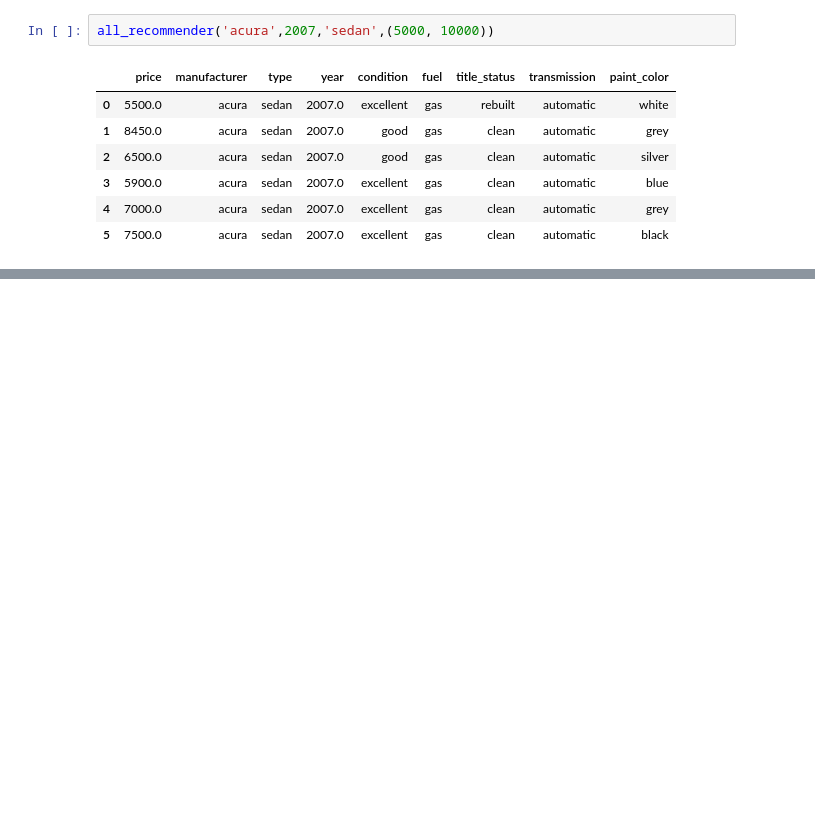
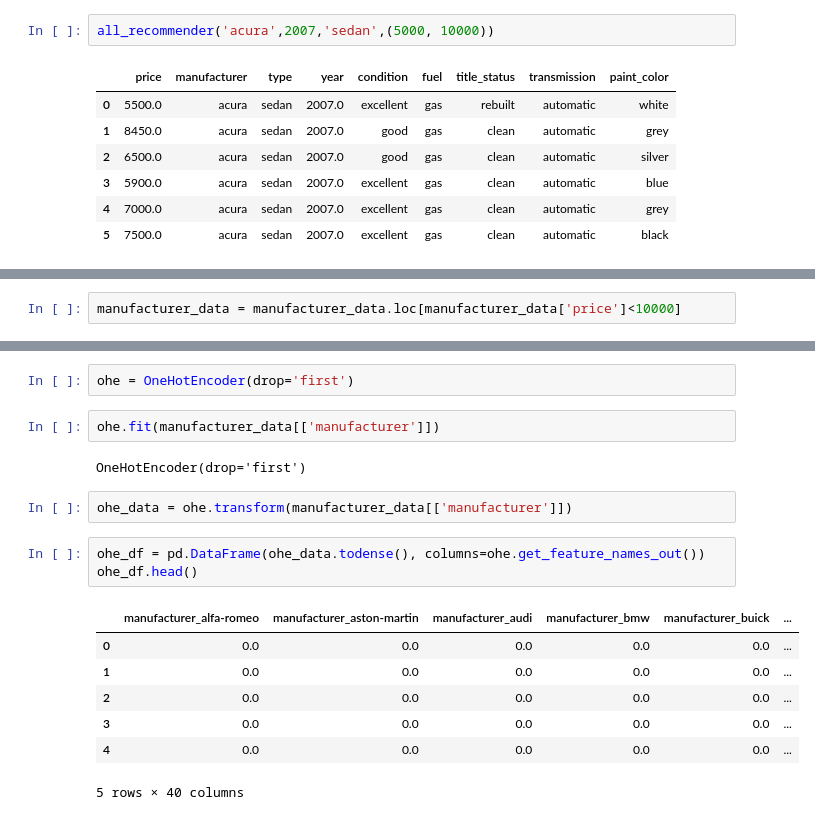
Before and after one commit to tkhong95/used_car, a Jupyter notebook: 03_recommender.ipynb, the cells around one changed output, grey strips where cells are left out. Drawn from its saved outputs; the diff is of its cells as text; blank space fills up the shorter version.

```diff
--- a/03_recommender.ipynb
+++ b/03_recommender.ipynb
@@ -171,0 +185,2 @@ all_recommender('acura',2007,'sedan',(5000, 10000))
+# %%
+manufacturer_data = manufacturer_data.loc[manufacturer_data['price']<10000]
@@ -171,0 +196,19 @@ all_recommender('acura',2007,'sedan',(5000, 10000))
+# %%
+ohe = OneHotEncoder(drop='first')
+# %%
+ohe.fit(manufacturer_data[['manufacturer']])
+# %% [output]
+OneHotEncoder(drop='first')
+# %%
+ohe_data = ohe.transform(manufacturer_data[['manufacturer']])
+# %%
+ohe_df = pd.DataFrame(ohe_data.todense(), columns=ohe.get_feature_names_out())
+ohe_df.head()
+# %% [output]
+|  | manufacturer_alfa-romeo | manufacturer_aston-martin | manufacturer_audi | manufacturer_bmw | manufacturer_buick | ... |
+| 0 | 0.0 | 0.0 | 0.0 | 0.0 | 0.0 | ... |
+| 1 | 0.0 | 0.0 | 0.0 | 0.0 | 0.0 | ... |
+| 2 | 0.0 | 0.0 | 0.0 | 0.0 | 0.0 | ... |
+| 3 | 0.0 | 0.0 | 0.0 | 0.0 | 0.0 | ... |
+| 4 | 0.0 | 0.0 | 0.0 | 0.0 | 0.0 | ... |
+5 rows × 40 columns
```
Also changed, not shown: parts of 21 cells of this notebook, 7 other files.
